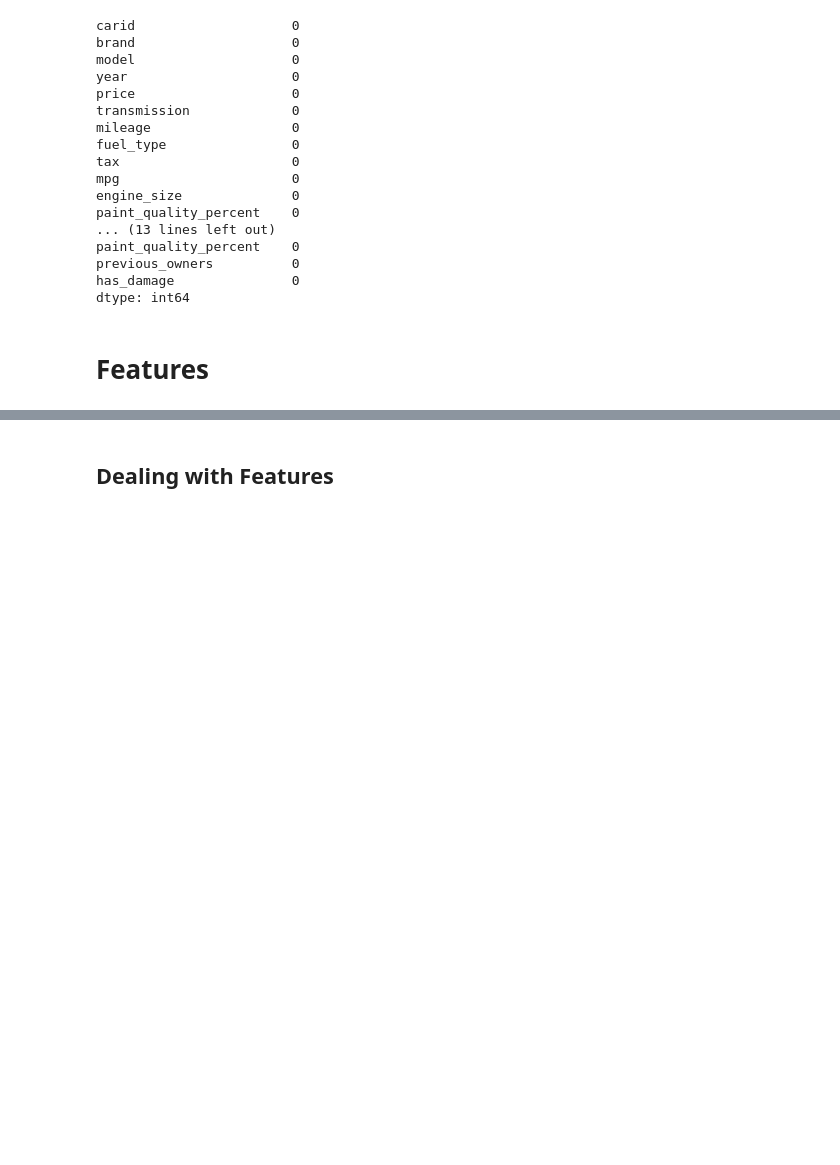
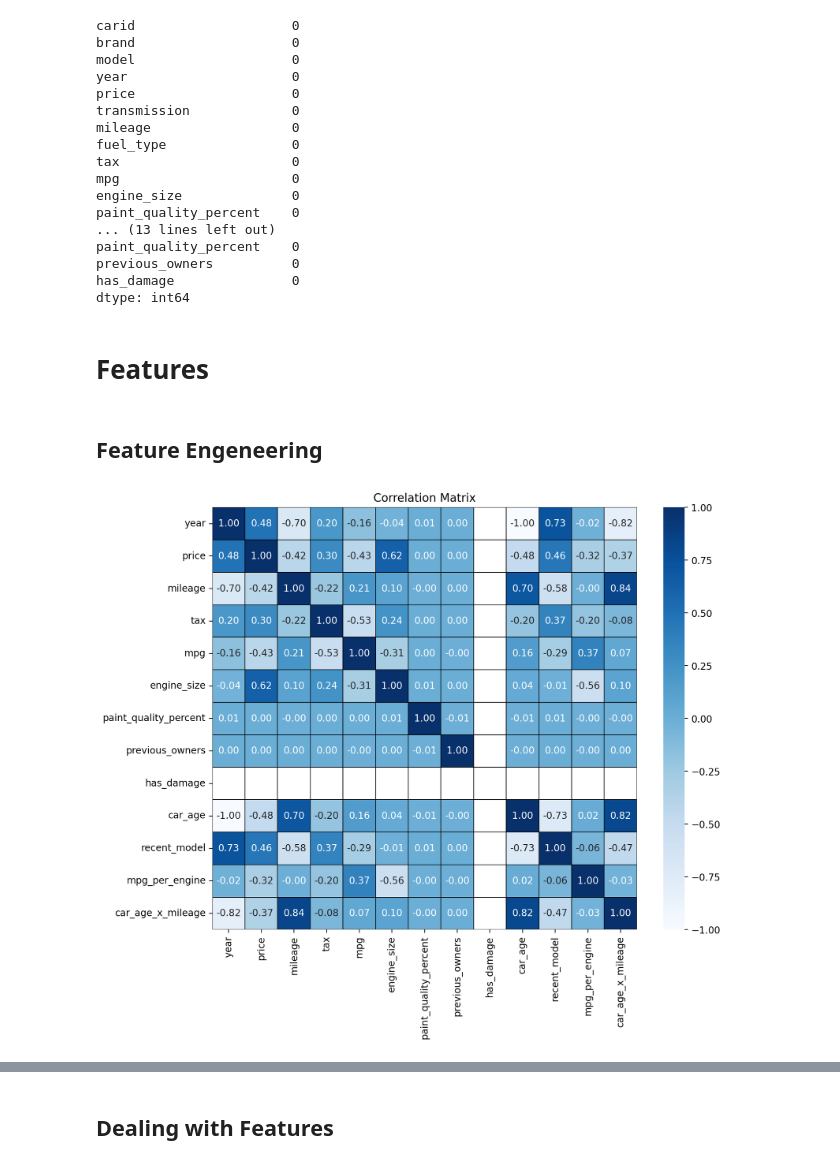
Before and after one commit to peppathecodingpig/Trabalho-de-Machine-Learning, a Jupyter notebook: Project_notebook.ipynb, the cells around one changed output, grey strips where cells are left out. Cells and saved outputs as stored; diff of their text form; code cells hidden in the pictures; blank space fills up the shorter version.

```diff
--- a/Project_notebook.ipynb
+++ b/Project_notebook.ipynb
@@ -1130,3 +1130,30 @@ has_damage               0
 dtype: int64
 # %% [markdown]
 # Features
+# %% [markdown]
+## Feature Engeneering
+# %%
+def create_features(df):
+    df = df.copy()
+
+    df["car_age"] = 2020 - df["year"]
+    df["recent_model"] = df["recent_model"] = (train_cars["year"] >= 2018).astype(int)
+
+    #eficiencia do motor
+    df["mpg_per_engine"] = df["mpg"] / (df["engine_size"] + 1e-5)
+    df["car_age_x_mileage"] = df["car_age"] * df["mileage"]
+    return df
+# %%
+train_cars = create_features(train_cars)
+test_cars = create_features(test_cars)
+# %%
+num_cols = train_cars.select_dtypes(include='number').columns.drop("carid")
+
+corr = train_cars[num_cols].corr()
+
+plt.figure(figsize=(10,8),dpi=200)
+sns.heatmap(corr, annot=True, fmt=".2f", cmap="Blues", linecolor = "black", linewidths=0.01)
+plt.title("Correlation Matrix")
+plt.show()
+# %% [output]
+[figure, added]
```
Also changed, not shown: parts of 54 cells of this notebook.
